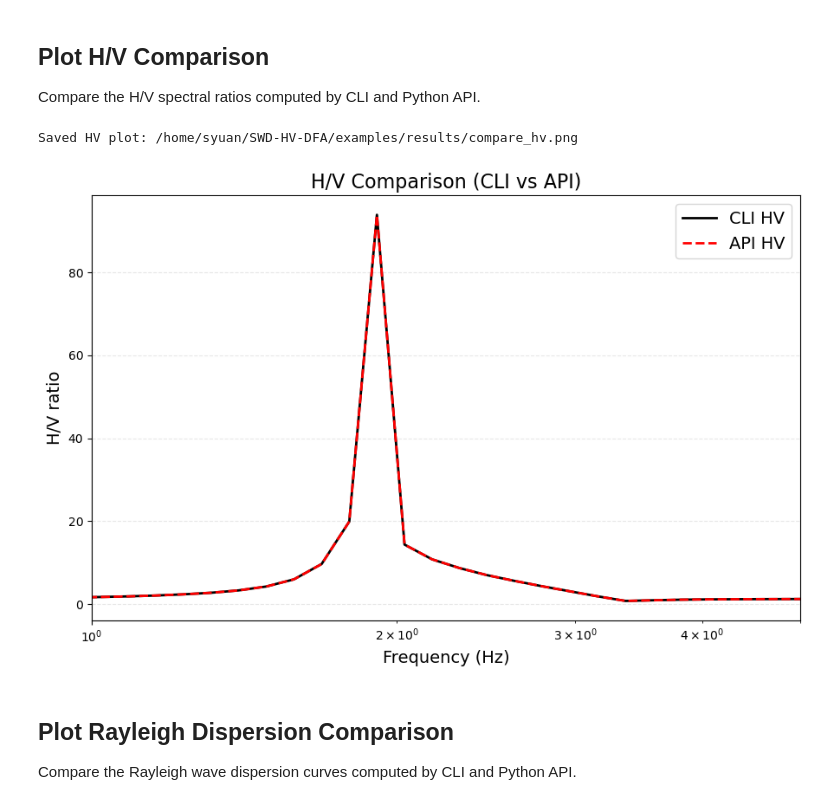
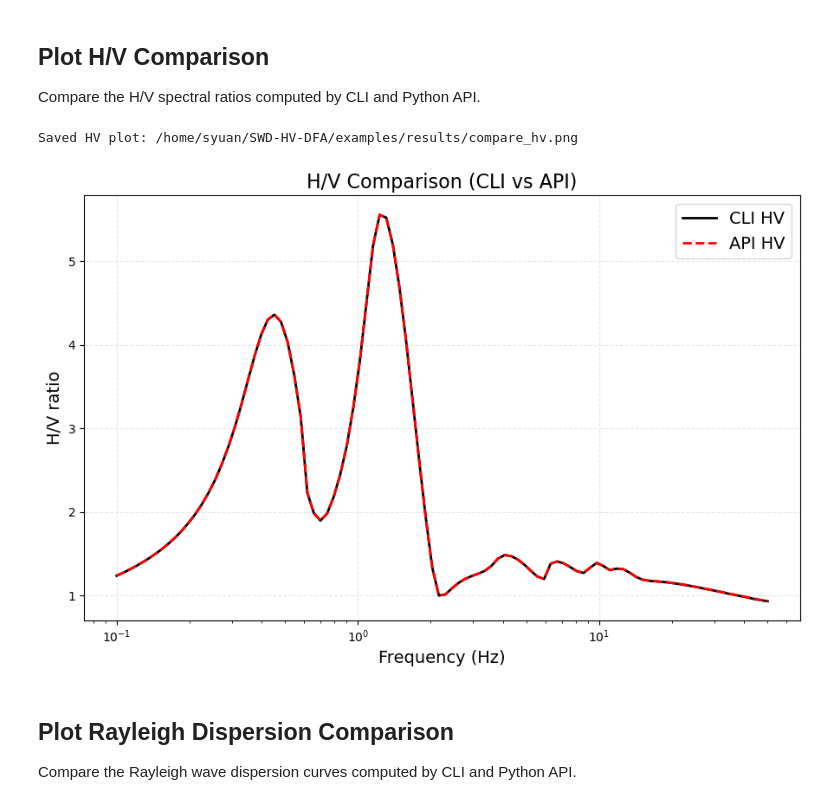
Before and after one commit to Shihao-Yuan/SWD-HV-DFA, a Jupyter notebook: examples/compare_API_CLI.ipynb, the cells around one changed output. Cells and saved outputs as stored; diff of their text form; code cells hidden in the pictures.

```diff
--- a/examples/compare_API_CLI.ipynb
+++ b/examples/compare_API_CLI.ipynb
@@ -197,30 +197,29 @@ Compare the H/V spectral ratios computed by CLI and Python API.
 # %%
 # Interpolate if frequency vectors differ
 if not np.allclose(f_cli, freq):
     hv_py_plot = np.interp(f_cli, freq, hv_py)
     f_plot = f_cli
 else:
     hv_py_plot = hv_py
     f_plot = freq
 
 plt.figure(figsize=(9, 6))
 plt.semilogx(f_cli, hv_cli, 'k-', lw=2, label='CLI HV')
 plt.semilogx(f_plot, hv_py_plot, 'r--', lw=2, label='API HV')
-plt.xlim(1, 5)
 plt.xlabel('Frequency (Hz)',fontsize=14)
 plt.ylabel('H/V ratio',fontsize=14)
 plt.grid(True, linestyle='--', alpha=0.3)
 plt.legend(fontsize=14)
 plt.title('H/V Comparison (CLI vs API)',fontsize=16)
 plt.tight_layout()
 
 hv_png = results_dir / 'compare_hv.png'
 plt.savefig(str(hv_png), dpi=300)
 print(f"Saved HV plot: {hv_png}")
 plt.show()
 # %% [output]
 Saved HV plot: /home/syuan/SWD-HV-DFA/examples/results/compare_hv.png
-[figure, old version]
+[figure, new version]
 # %% [markdown]
 ## Plot Rayleigh Dispersion Comparison
 
```
Also changed, not shown: parts of 3 cells of this notebook, 5 other files.
